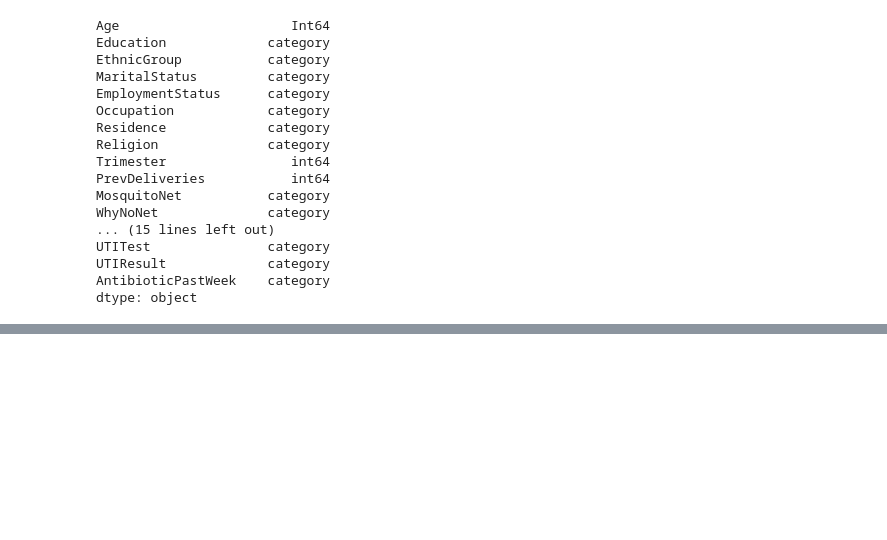
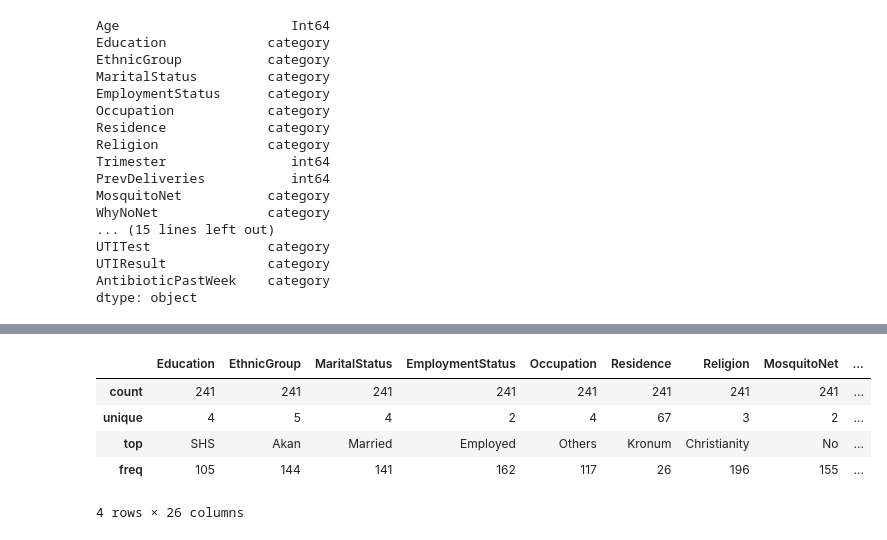
Before and after one commit to RichelCode/uti-pregnancy-analysis, a Jupyter notebook: Untitled.ipynb, the cells around one changed output, grey strips where cells are left out. Cells and saved outputs as stored; diff of their text form; code cells hidden in the pictures; blank space fills up the shorter version.

```diff
--- a/Untitled.ipynb
+++ b/Untitled.ipynb
@@ -199,0 +212,9 @@ dtype: object
+# %%
+df_pregnancy.describe(include='category')
+# %% [output]
+|  | Education | EthnicGroup | MaritalStatus | EmploymentStatus | Occupation | Residence | Religion | MosquitoNet | ... |
+| count | 241 | 241 | 241 | 241 | 241 | 241 | 241 | 241 | ... |
+| unique | 4 | 5 | 4 | 2 | 4 | 67 | 3 | 2 | ... |
+| top | SHS | Akan | Married | Employed | Others | Kronum | Christianity | No | ... |
+| freq | 105 | 144 | 141 | 162 | 117 | 26 | 196 | 155 | ... |
+4 rows × 26 columns
```
Also changed, not shown: parts of 2 cells of this notebook.
